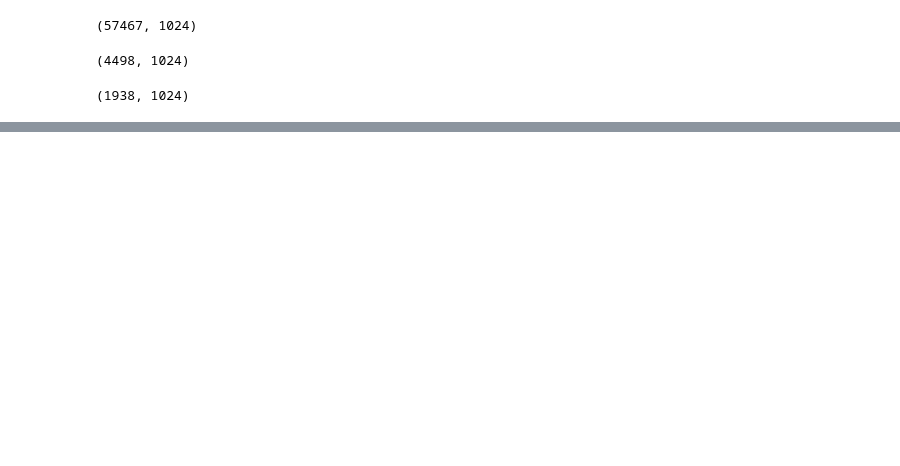
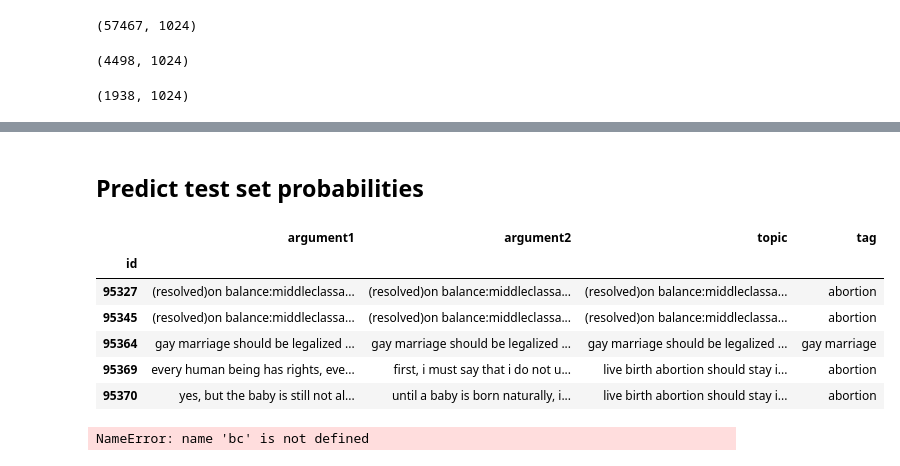
Before and after one commit to grenwi/argmining19-same-side-classification, a Jupyter notebook: same-side-classification-SimpleSiamese.ipynb, the cells around one changed output, grey strips where cells are left out. Cells and saved outputs as stored; diff of their text form; code cells hidden in the pictures; blank space fills up the shorter version.

```diff
--- a/same-side-classification-SimpleSiamese.ipynb
+++ b/same-side-classification-SimpleSiamese.ipynb
@@ -299,0 +322,22 @@ ________________________________________________________________________________
+# %% [markdown]
+## Predict test set probabilities
+# %%
+within_test_all =  pd.read_csv("data/same-side-classification/within-topic/test.csv", index_col='id')
+# %%
+within_test_all = within_test_all.apply(add_tag, axis=1)
+within_test_all.tail()
+# %% [output]
+|  | argument1 | argument2 | topic | tag |
+| id |  |  |  |  |
+| 95327 | (resolved)on balance:middleclassa... | (resolved)on balance:middleclassa... | (resolved)on balance:middleclassa... | abortion |
+| 95345 | (resolved)on balance:middleclassa... | (resolved)on balance:middleclassa... | (resolved)on balance:middleclassa... | abortion |
+| 95364 | gay marriage should be legalized ... | gay marriage should be legalized ... | gay marriage should be legalized ... | gay marriage |
+| 95369 | every human being has rights, eve... | first, i must say that i do not u... | live birth abortion should stay i... | abortion |
+| 95370 | yes, but the baby is still not al... | until a baby is born naturally, i... | live birth abortion should stay i... | abortion |
+# %%
+a1 = bc.encode(within_test_all.argument1.tolist())
+a2 = bc.encode(within_test_all.argument2.tolist())
+testall_embedded_pairs = zip(a1, a2)
+pickle.dump(testall_embedded_pairs, open("BERT_pairs_testall.pkl", "wb"))
+# %% [output]
+NameError: name 'bc' is not defined
```
Also changed, not shown: parts of 53 cells of this notebook, 5 other files.
